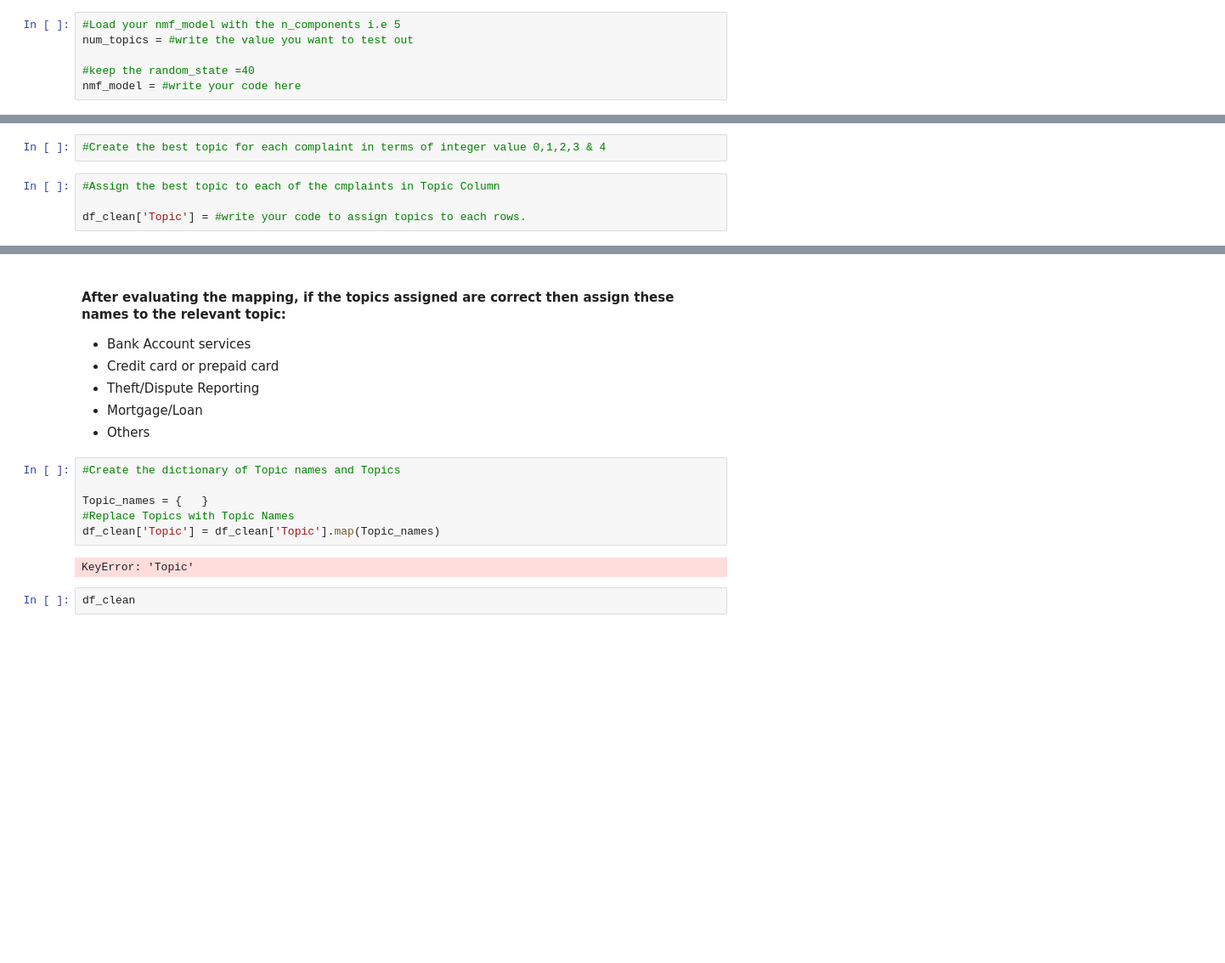
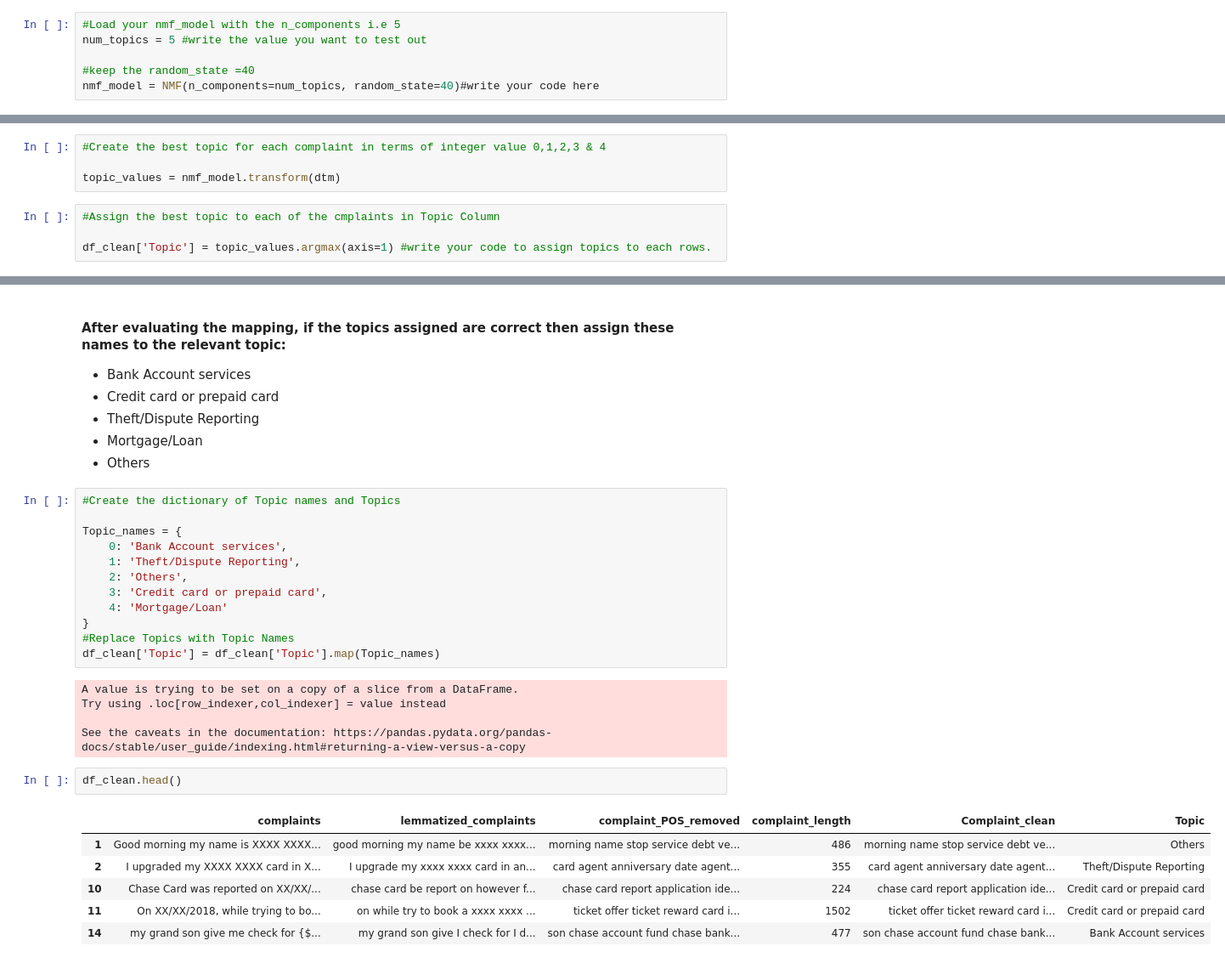
Before and after one commit to sunilkumarrudragada/Automatic_Ticket_Classification_Nlp, a Jupyter notebook: Automatic_Ticket_Classification_Assignment.ipynb, the cells around one changed output, grey strips where cells are left out. Shown at 85% size. Saved outputs shown, nothing was run; the diff lists cells and outputs as text; blank space fills up the shorter version.

```diff
--- a/Automatic_Ticket_Classification_Assignment.ipynb
+++ b/Automatic_Ticket_Classification_Assignment.ipynb
@@ -528,7 +527,7 @@ You need to do take the trial & error approach to find the best num of topics fo
 The only parameter that is required is the number of components i.e. the number of topics we want. This is the most crucial step in the whole topic modeling process and will greatly affect how good your final topics are.
 # %%
 #Load your nmf_model with the n_components i.e 5
-num_topics = #write the value you want to test out
+num_topics = 5 #write the value you want to test out
 
 #keep the random_state =40
-nmf_model = #write your code here
+nmf_model = NMF(n_components=num_topics, random_state=40)#write your code here
@@ -542,8 +574,10 @@ len(tfidf.get_feature_names())
 # %%
 #Create the best topic for each complaint in terms of integer value 0,1,2,3 & 4
+
+topic_values = nmf_model.transform(dtm)
 # %%
 #Assign the best topic to each of the cmplaints in Topic Column
 
-df_clean['Topic'] = #write your code to assign topics to each rows.
+df_clean['Topic'] = topic_values.argmax(axis=1) #write your code to assign topics to each rows.
 # %%
 df_clean.head()
@@ -561,13 +620,29 @@ df_clean.sort_values('Topic')
 # %%
 #Create the dictionary of Topic names and Topics
 
-Topic_names = {   }
+Topic_names = {
+    0: 'Bank Account services',
+    1: 'Theft/Dispute Reporting',
+    2: 'Others',
+    3: 'Credit card or prepaid card',
+    4: 'Mortgage/Loan'
+}
 #Replace Topics with Topic Names
 df_clean['Topic'] = df_clean['Topic'].map(Topic_names)
 # %% [output]
-KeyError: 'Topic'
+A value is trying to be set on a copy of a slice from a DataFrame.
+Try using .loc[row_indexer,col_indexer] = value instead
+
+See the caveats in the documentation: https://pandas.pydata.org/pandas-docs/stable/user_guide/indexing.html#returning-a-view-versus-a-copy
 # %%
-df_clean
+df_clean.head()
+# %% [output]
+|  | complaints | lemmatized_complaints | complaint_POS_removed | complaint_length | Complaint_clean | Topic |
+| 1 | Good morning my name is XXXX XXXX... | good morning my name be xxxx xxxx... | morning name stop service debt ve... | 486 | morning name stop service debt ve... | Others |
+| 2 | I upgraded my XXXX XXXX card in X... | I upgrade my xxxx xxxx card in an... | card agent anniversary date agent... | 355 | card agent anniversary date agent... | Theft/Dispute Reporting |
+| 10 | Chase Card was reported on XX/XX/... | chase card be report on however f... | chase card report application ide... | 224 | chase card report application ide... | Credit card or prepaid card |
+| 11 | On XX/XX/2018, while trying to bo... | on while try to book a xxxx xxxx ... | ticket offer ticket reward card i... | 1502 | ticket offer ticket reward card i... | Credit card or prepaid card |
+| 14 | my grand son give me check for {$... | my grand son give I check for I d... | son chase account fund chase bank... | 477 | son chase account fund chase bank... | Bank Account services |
 # %% [markdown]
 ## Supervised model to predict any new complaints to the relevant Topics.
 
```
Also changed, not shown: parts of 21 cells of this notebook.
